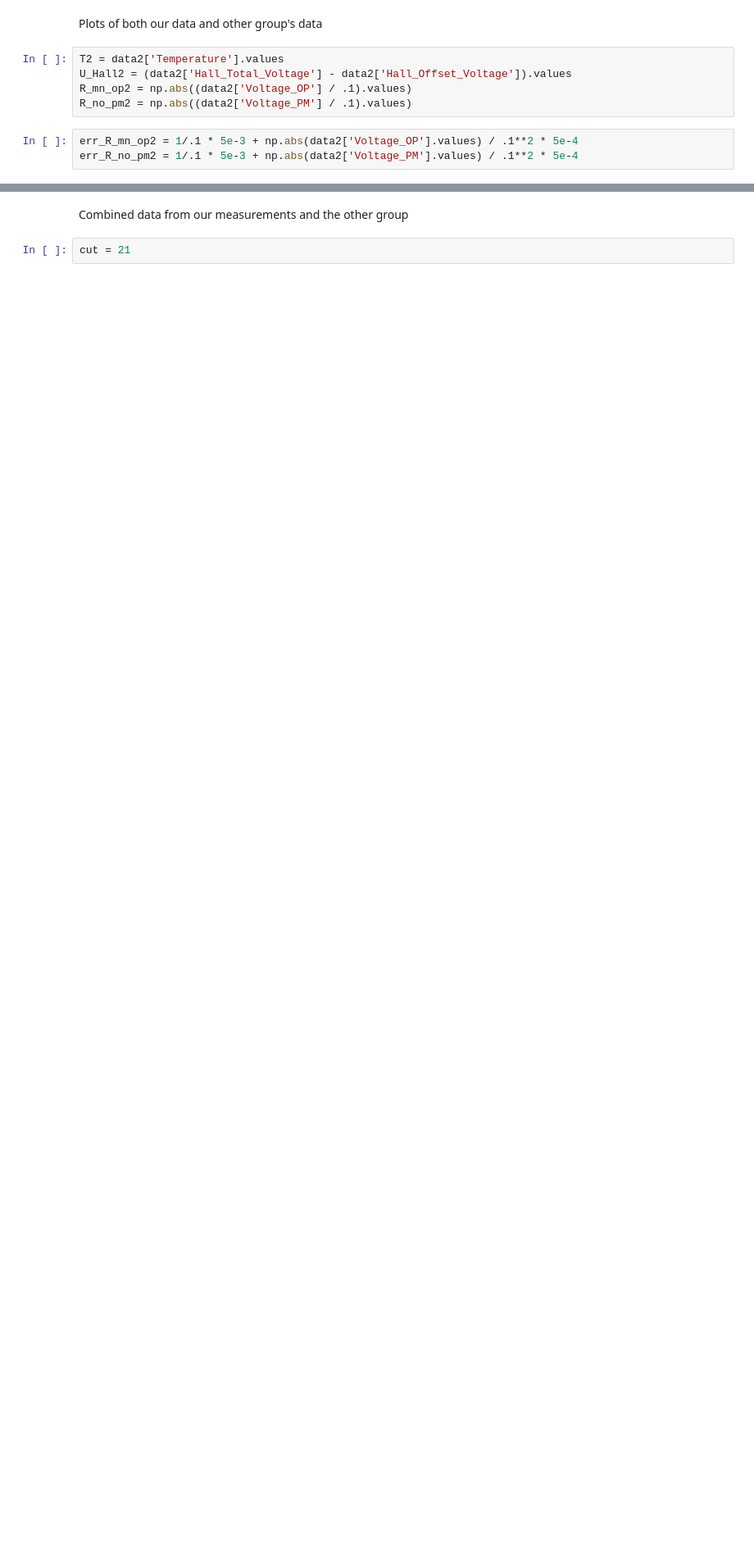
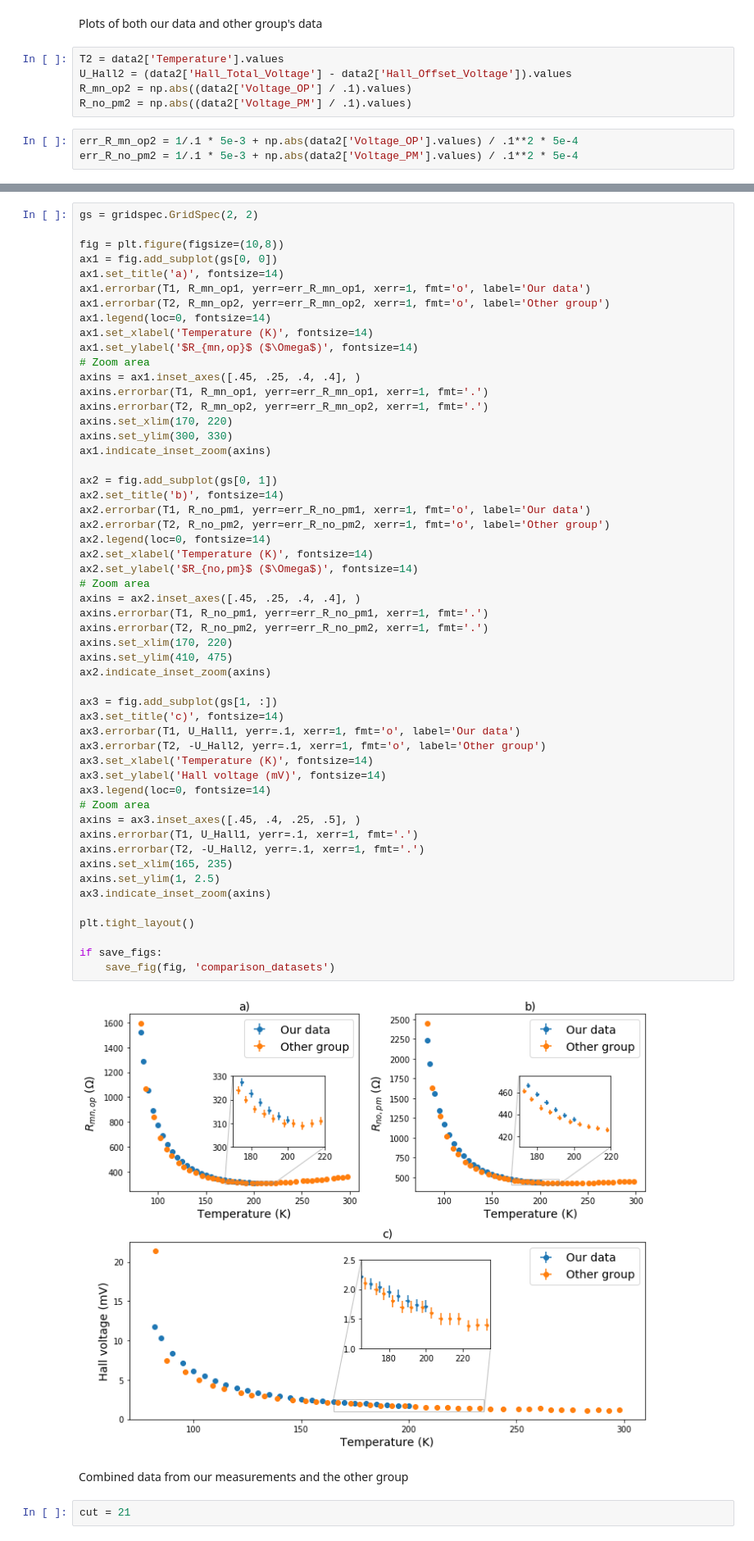
Before and after one commit to iyanmv/APL_ws18-19, a Jupyter notebook: Hall/Hall_effect.ipynb, the cells around one changed output, grey strips where cells are left out. Shown: that part at 82% size. Cells and saved outputs as stored; diff of their text form; blank space fills up the shorter version.

Commit message:
[Hall Effect] Add appendix comparing two datasets

```diff
--- a/Hall/Hall_effect.ipynb
+++ b/Hall/Hall_effect.ipynb
@@ -184,5 +189,60 @@ save_fig(fig, 'R_no_pm_vs_Temperature_both_datasets')
 # %% [output]
 [figure]
+# %%
+gs = gridspec.GridSpec(2, 2)
+
+fig = plt.figure(figsize=(10,8))
+ax1 = fig.add_subplot(gs[0, 0])
+ax1.set_title('a)', fontsize=14)
+ax1.errorbar(T1, R_mn_op1, yerr=err_R_mn_op1, xerr=1, fmt='o', label='Our data')
+ax1.errorbar(T2, R_mn_op2, yerr=err_R_mn_op2, xerr=1, fmt='o', label='Other group')
+ax1.legend(loc=0, fontsize=14)
+ax1.set_xlabel('Temperature (K)', fontsize=14)
+ax1.set_ylabel('$R_{mn,op}$ ($\Omega$)', fontsize=14)
+# Zoom area
+axins = ax1.inset_axes([.45, .25, .4, .4], )
+axins.errorbar(T1, R_mn_op1, yerr=err_R_mn_op1, xerr=1, fmt='.')
+axins.errorbar(T2, R_mn_op2, yerr=err_R_mn_op2, xerr=1, fmt='.')
+axins.set_xlim(170, 220)
+axins.set_ylim(300, 330)
+ax1.indicate_inset_zoom(axins)
+
+ax2 = fig.add_subplot(gs[0, 1])
+ax2.set_title('b)', fontsize=14)
+ax2.errorbar(T1, R_no_pm1, yerr=err_R_no_pm1, xerr=1, fmt='o', label='Our data')
+ax2.errorbar(T2, R_no_pm2, yerr=err_R_no_pm2, xerr=1, fmt='o', label='Other group')
+ax2.legend(loc=0, fontsize=14)
+ax2.set_xlabel('Temperature (K)', fontsize=14)
+ax2.set_ylabel('$R_{no,pm}$ ($\Omega$)', fontsize=14)
+# Zoom area
+axins = ax2.inset_axes([.45, .25, .4, .4], )
+axins.errorbar(T1, R_no_pm1, yerr=err_R_no_pm1, xerr=1, fmt='.')
+axins.errorbar(T2, R_no_pm2, yerr=err_R_no_pm2, xerr=1, fmt='.')
+axins.set_xlim(170, 220)
+axins.set_ylim(410, 475)
+ax2.indicate_inset_zoom(axins)
+
+ax3 = fig.add_subplot(gs[1, :])
+ax3.set_title('c)', fontsize=14)
+ax3.errorbar(T1, U_Hall1, yerr=.1, xerr=1, fmt='o', label='Our data')
+ax3.errorbar(T2, -U_Hall2, yerr=.1, xerr=1, fmt='o', label='Other group')
+ax3.set_xlabel('Temperature (K)', fontsize=14)
+ax3.set_ylabel('Hall voltage (mV)', fontsize=14)
+ax3.legend(loc=0, fontsize=14)
+# Zoom area
+axins = ax3.inset_axes([.45, .4, .25, .5], )
+axins.errorbar(T1, U_Hall1, yerr=.1, xerr=1, fmt='.')
+axins.errorbar(T2, -U_Hall2, yerr=.1, xerr=1, fmt='.')
+axins.set_xlim(165, 235)
+axins.set_ylim(1, 2.5)
+ax3.indicate_inset_zoom(axins)
+
+plt.tight_layout()
+
+if save_figs:
+    save_fig(fig, 'comparison_datasets')
+# %% [output]
+[figure, added]
 # %% [markdown]
 Combined data from our measurements and the other group
 # %%
```
Also changed, not shown: parts of 4 cells of this notebook, 3 other files.
